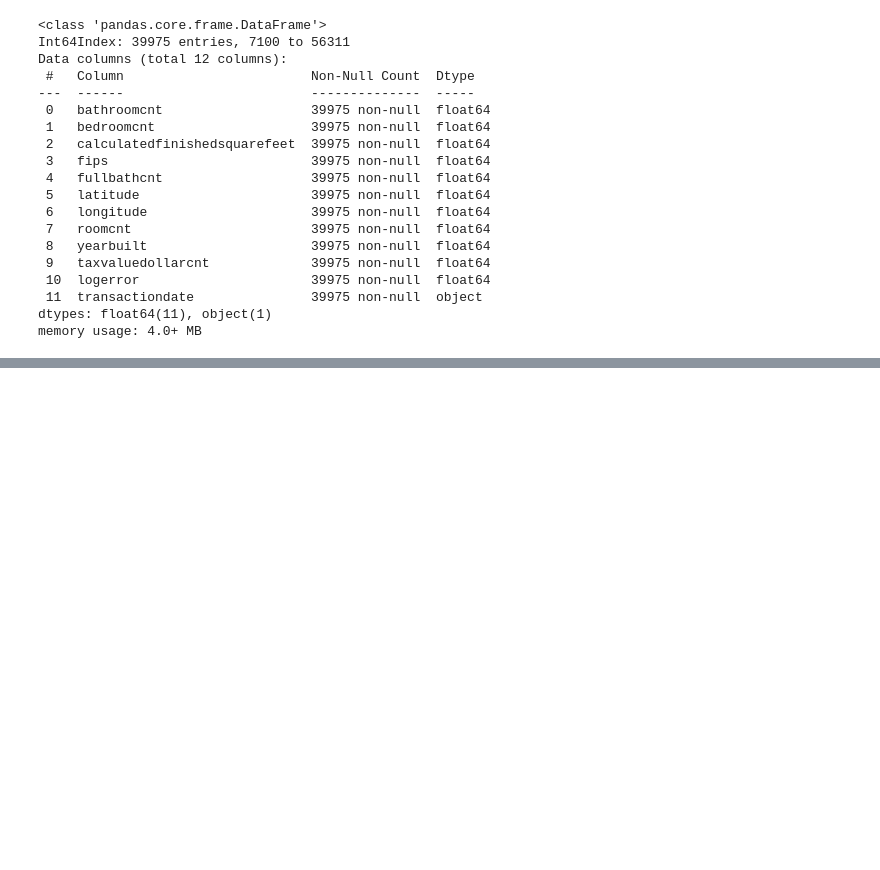
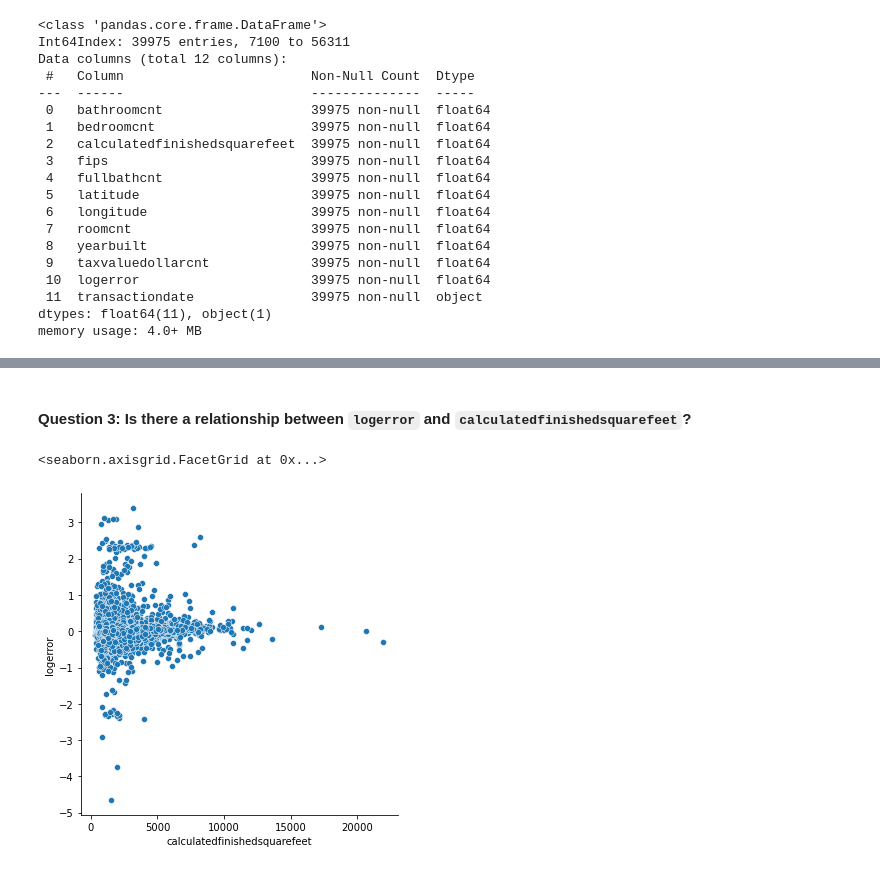
Before and after one commit to sophia-stewart/clustering-exercises, a Jupyter notebook: explore_zillow.ipynb, the cells around one changed output, grey strips where cells are left out. Cells and saved outputs as stored; diff of their text form; code cells hidden in the pictures; blank space fills up the shorter version.

```diff
--- a/explore_zillow.ipynb
+++ b/explore_zillow.ipynb
@@ -107,0 +132,7 @@ memory usage: 4.0+ MB
+# %% [markdown]
+#### Question 3: Is there a relationship between `logerror` and `calculatedfinishedsquarefeet`?
+# %%
+sns.relplot(data=train, x='calculatedfinishedsquarefeet', y='logerror')
+# %% [output]
+<seaborn.axisgrid.FacetGrid at 0x...>
+[figure, added]
```
Also changed, not shown: parts of 12 cells of this notebook.
